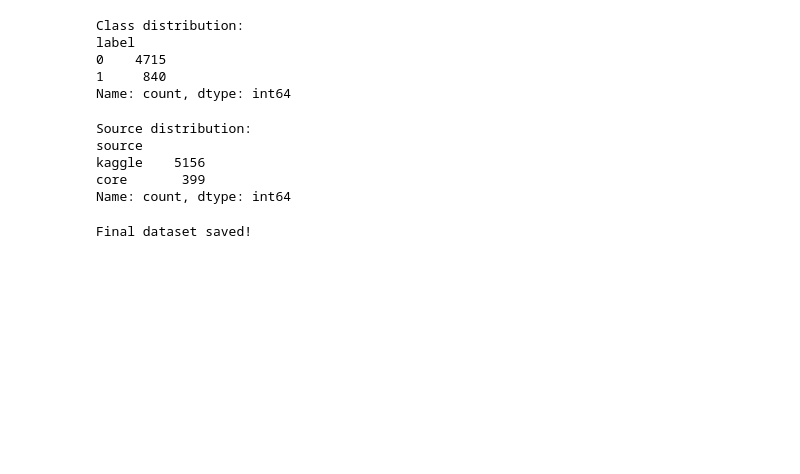
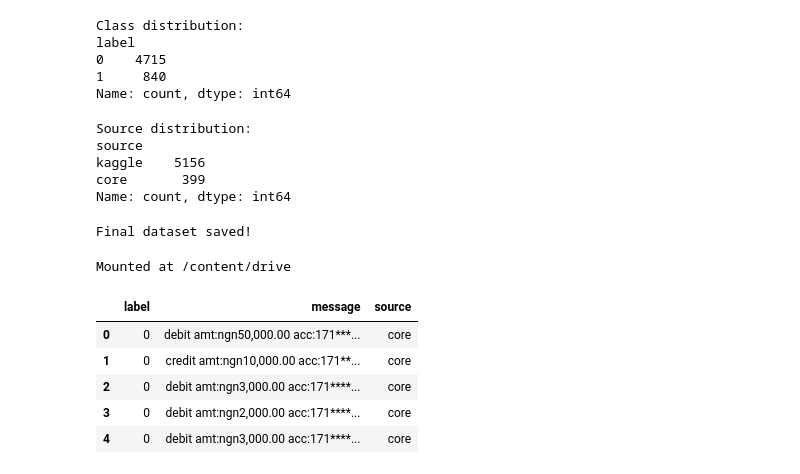
Before and after one commit to Psalmist70/sms-phishing-detection, a Jupyter notebook: notebooks/sms-phishing.ipynb, the cells around one changed output. Saved outputs shown, nothing was run; the diff lists cells and outputs as text; code cells hidden in the pictures; blank space fills up the shorter version.

```diff
--- a/notebooks/sms-phishing.ipynb
+++ b/notebooks/sms-phishing.ipynb
@@ -281,3 +281,8 @@ df.to_csv(output_path, index=False)
 print("Final dataset saved!")
 # %% [output]
 Final dataset saved!
+# %%
+from google.colab import drive
+drive.mount('/content/drive')
+# %% [output]
+Mounted at /content/drive
@@ -283,0 +294,14 @@ Final dataset saved!
+# %%
+import pandas as pd
+
+file_path = f'{RAW_PATH}/final_dataset_unbalanced_v1.csv'  # change this
+
+df = pd.read_csv(file_path, encoding="latin1")
+df.head()
+# %% [output]
+|  | label | message | source |
+| 0 | 0 | debit amt:ngn50,000.00 acc:171***... | core |
+| 1 | 0 | credit amt:ngn10,000.00 acc:171**... | core |
+| 2 | 0 | debit amt:ngn3,000.00 acc:171****... | core |
+| 3 | 0 | debit amt:ngn2,000.00 acc:171****... | core |
+| 4 | 0 | debit amt:ngn3,000.00 acc:171****... | core |
```
Also changed, not shown: parts of 27 cells of this notebook.
